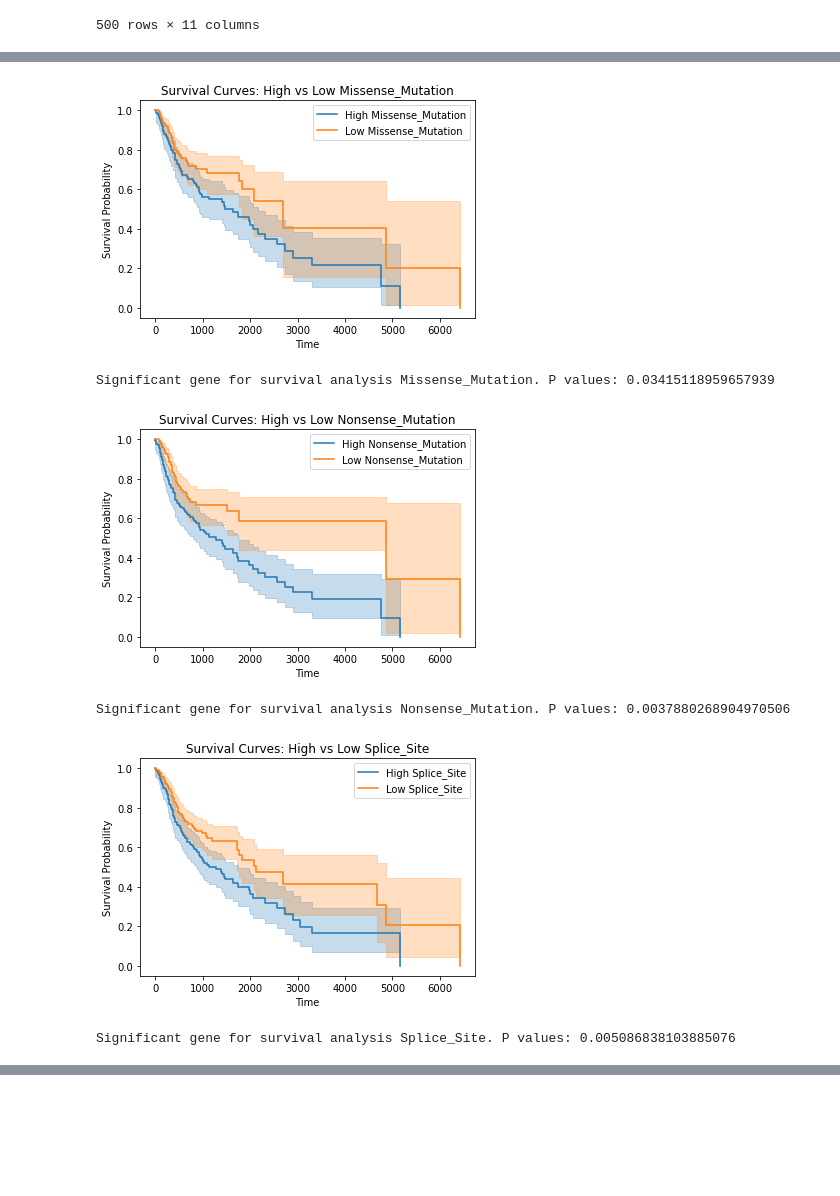
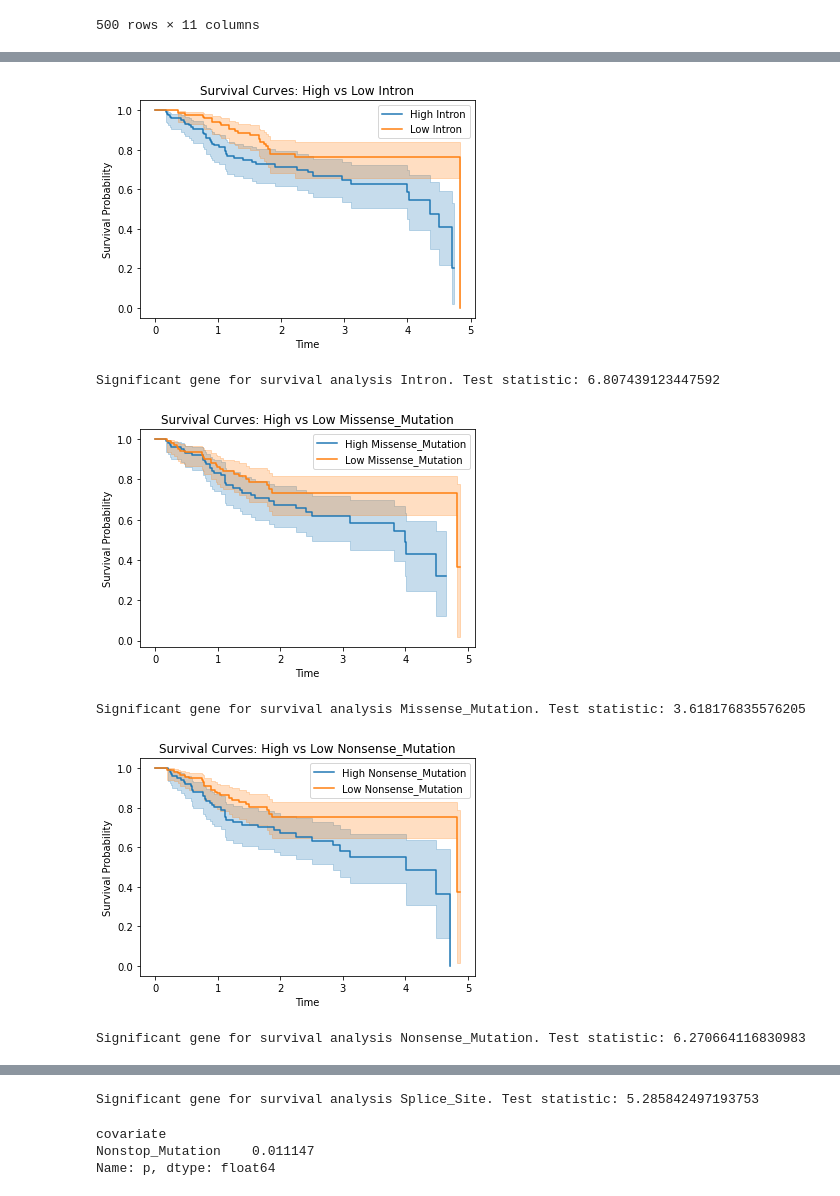
Before and after one commit to Enable72/ECE204-PROJECT4, a Jupyter notebook: project4.ipynb, the cells around one changed output, grey strips where cells are left out. Cells and saved outputs as stored; diff of their text form; code cells hidden in the pictures; blank space fills up the shorter version.

```diff
--- a/project4.ipynb
+++ b/project4.ipynb
@@ -259,0 +220,4 @@ metadata
+# %%
+metadata = pd.read_csv('TCGA.HNSC.metadata.txt', sep='\t', header=0, index_col=[0])
+metadata = metadata.dropna(subset = ['DSS', 'DSS.time'])
+metadata
@@ -279,3 +258,6 @@ mutation_counts
 | TCGA-WA-A7GZ | 5 | 9 | 1 | 2 | 4 | 157 | 14 | ... |
 | TCGA-WA-A7H4 | 0 | 4 | 0 | 2 | 0 | 60 | 0 | ... |
 500 rows × 11 columns
+# %%
+#mutation_list = np.array(['Missense_Mutation', 'Nonsense_Mutation', 'Splice_Site'])
+mutation_list = np.array(mutation_counts.columns)
@@ -282,7 +266,9 @@ mutation_counts
+# %%
+merged_mutation = merged_mutation.dropna(subset = ['DSS.time', 'DSS'])
+merged_mutation['DSS.time'] = merged_mutation['DSS.time']/365
+merged_mutation= merged_mutation[merged_mutation ['DSS.time'] <= 5]
 # %%
 def ten_mutations(x):
     q1 = merged_mutation[x].quantile(0.25)
     q3 = merged_mutation[x].quantile(0.75)
     merged_mutation[ x + 'binary'] = mutation_counts[x].apply(lambda x: 0 if x <= q1 else 1 if x >= q3 else np.nan)
-# %%
-mutation_list = np.array(['Missense_Mutation',	'Nonsense_Mutation','Splice_Site'])
@@ -308,37 +275,36 @@ merged_mutation
 # %%
-
 for i in mutation_list:
     if i in merged_mutation.columns:
         ten_mutations(i)
         low_expression = merged_mutation[merged_mutation[i + 'binary'] == 0]
         high_expression =  merged_mutation[merged_mutation[i + 'binary'] == 1]
         # logrank
-        results = logrank_test(high_expression['OS.time'], low_expression['OS.time'],
-                       high_expression['OS'], low_expression['OS'])
-        pvalue = results.p_value
-        if pvalue < 0.05:
+        results = logrank_test(high_expression['DSS.time'], low_expression['DSS.time'],
+                       high_expression['DSS'], low_expression['DSS'])
+        z_value = results.test_statistic
+        if z_value > 1.96 or z_value < -1.96:
             kmf = KaplanMeierFitter()
 
             # Fit the survival curves for high and low expression groups
-            kmf.fit(high_expression['OS.time'], event_observed=high_expression['OS'], label='High ' + i )
+            kmf.fit(high_expression['DSS.time'], event_observed=high_expression['DSS'], label='High ' + i )
             kmf.plot()
 
-            kmf.fit(low_expression['OS.time'], event_observed=low_expression['OS'], label='Low ' + i )
+            kmf.fit(low_expression['DSS.time'], event_observed=low_expression['DSS'], label='Low ' + i )
             kmf.plot()
 
             # Add labels and legend
             plt.xlabel('Time')
             plt.ylabel('Survival Probability')
             plt.title('Survival Curves: High vs Low ' + i )
             plt.legend()
 
             # Show the plot
             plt.show()
-            print("Significant gene for survival analysis " + i + ". P values: " + str(pvalue))
+            print("Significant gene for survival analysis " + i + ". Test statistic: " + str(z_value))
 # %% [output]
-[figure, old version]
+[figure, new version]
-Significant gene for survival analysis Missense_Mutation. P values: 0.03415118959657939
+Significant gene for survival analysis Intron. Test statistic: 6.807439123447592
-[figure, old version]
+[figure, new version]
-Significant gene for survival analysis Nonsense_Mutation. P values: 0.0037880268904970506
+Significant gene for survival analysis Missense_Mutation. Test statistic: 3.618176835576205
-[figure, old version]
+[figure, new version]
-Significant gene for survival analysis Splice_Site. P values: 0.005086838103885076
+Significant gene for survival analysis Nonsense_Mutation. Test statistic: 6.270664116830983
@@ -345,3 +312,4 @@ Significant gene for survival analysis Splice_Site. P values: 0.0050868381038850
+Significant gene for survival analysis Splice_Site. Test statistic: 5.285842497193753
 # %%
 def coxfitter(data, duration, event):
     # Define the CoxPHFitter object
@@ -353,6 +321,11 @@ def coxfitter(data, duration, event):
 # %%
 for i in mutation_list:
     if i in merged_mutation.columns:
-        summary = coxfitter(merged_mutation[[i ,'OS.time', 'OS']], 'OS.time', 'OS')
-        if any(summary['p'] < 0.05):  # if any predictor has p-value less than 0.05
+        a = merged_mutation.dropna(subset = [i + 'binary'])
+        summary = coxfitter(a[[i ,'DSS.time', 'DSS']], 'DSS.time', 'DSS')
+        if any(summary['p'] < 0.05):   # if any predictor has p-value less than 0.05
             print(summary['p'])
+# %% [output]
+covariate
+Nonstop_Mutation    0.011147
+Name: p, dtype: float64
```
Also changed, not shown: parts of 10 cells of this notebook.
